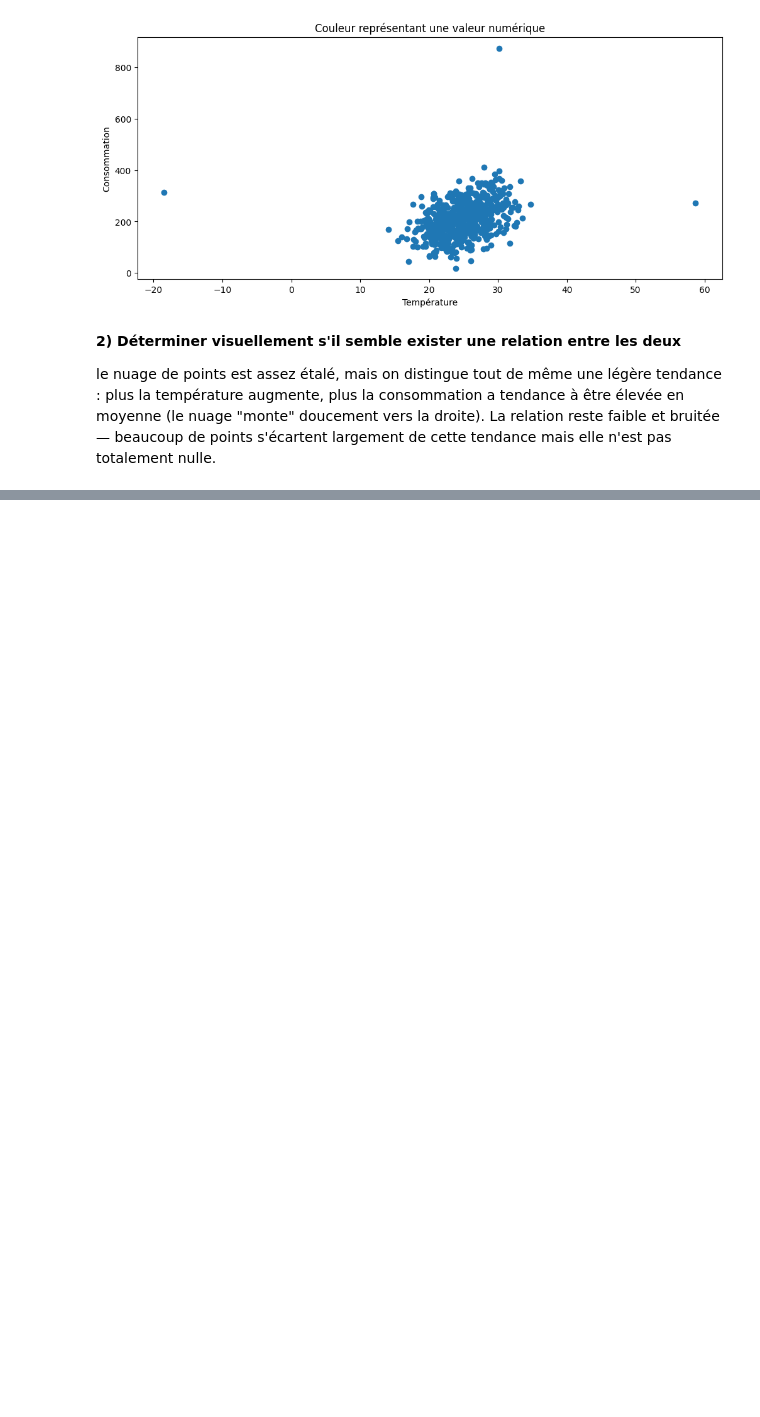
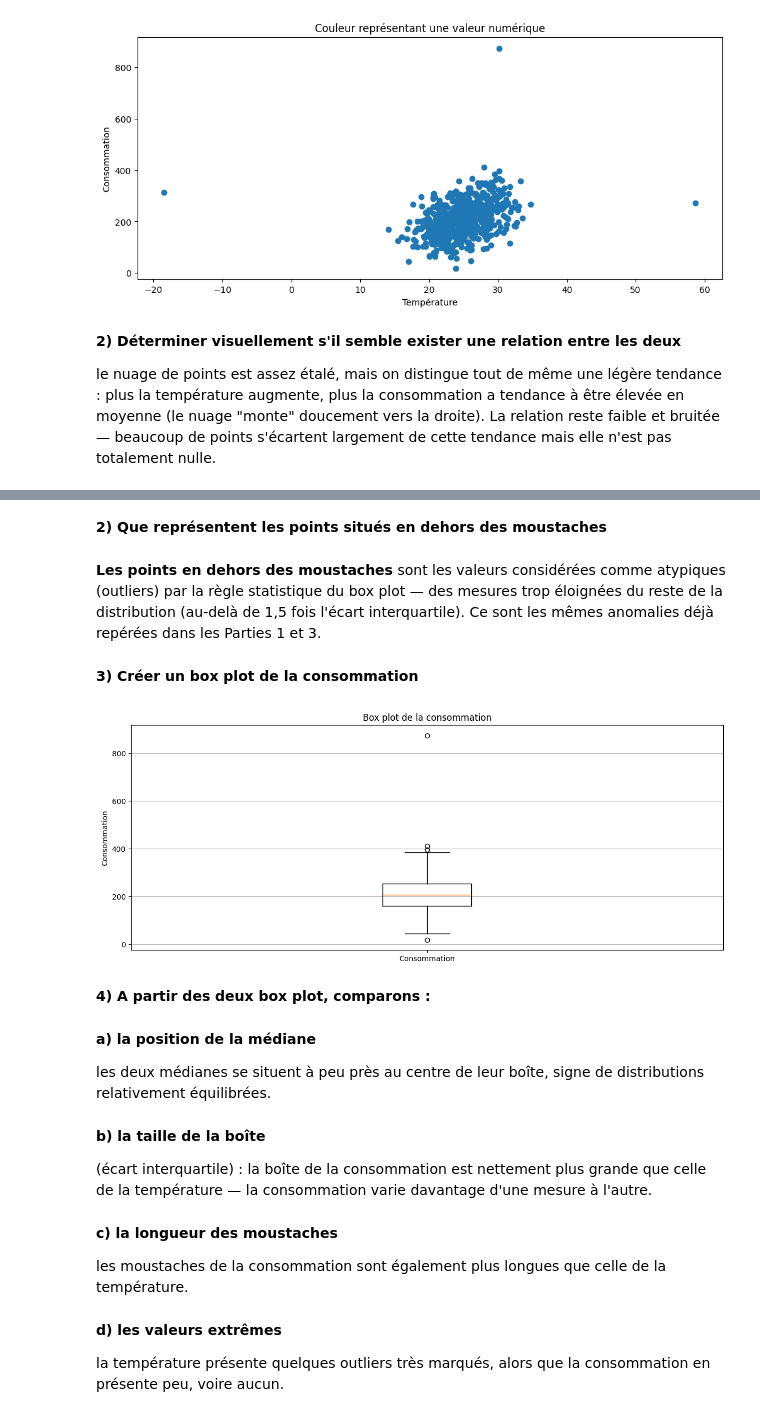
Before and after one commit to Youssoupha-ndiaye/TP_matplotlib_ODC_IA, a Jupyter notebook: atelier_matplotlib_iot/notebooks/atelier_matplotlib_iot.ipynb, the cells around one changed output, grey strips where cells are left out. Drawn from its saved outputs; the diff is of its cells as text; code cells hidden in the pictures; blank space fills up the shorter version.

```diff
--- a/atelier_matplotlib_iot/notebooks/atelier_matplotlib_iot.ipynb
+++ b/atelier_matplotlib_iot/notebooks/atelier_matplotlib_iot.ipynb
@@ -201,0 +219,43 @@ le nuage de points est assez étalé, mais on distingue tout de même une légè
+# %% [markdown]
+**2) Que représentent les points situés en dehors des moustaches**
+# %% [markdown]
+**Les points en dehors des moustaches** sont les valeurs considérées comme atypiques
+(outliers) par la règle statistique du box plot — des mesures trop éloignées du reste de la
+distribution (au-delà de 1,5 fois l'écart interquartile). Ce sont les mêmes anomalies déjà
+repérées dans les Parties 1 et 3.
+# %% [markdown]
+**3) Créer un box plot de la consommation**
+# %%
+#de la méme maniére que la précendente on utilise dropna() pour supprimer les valeurs manquant et boxplot() pour avoir ce graphe
+
+fig, ax = plt.subplots(figsize=(12, 5))
+ax.boxplot(df["consommation"].dropna(), tick_labels=["Consommation"])
+ax.set_title("Box plot de la consommation")
+ax.set_ylabel("Consommation")
+ax.grid(axis="y")
+fig.tight_layout()
+plt.show()
+# %% [output]
+[figure, added]
+# %% [markdown]
+**4) A partir des deux box plot, comparons :**
+# %% [markdown]
+**a) la position de la médiane**
+
+les deux médianes se situent à peu près au centre de leur boîte, signe de
+distributions relativement équilibrées.
+# %% [markdown]
+**b) la taille de la boîte**
+
+(écart interquartile) : la boîte de la consommation est nettement
+plus grande que celle de la température — la consommation varie davantage d'une mesure à
+l'autre.
+# %% [markdown]
+**c) la longueur des moustaches**
+
+les moustaches de la consommation sont également plus longues que celle de la température.
+# %% [markdown]
+**d) les valeurs extrêmes**
+
+la température présente quelques outliers très marqués, alors que
+la consommation en présente peu, voire aucun.
```
Also changed, not shown: parts of 4 cells of this notebook.
